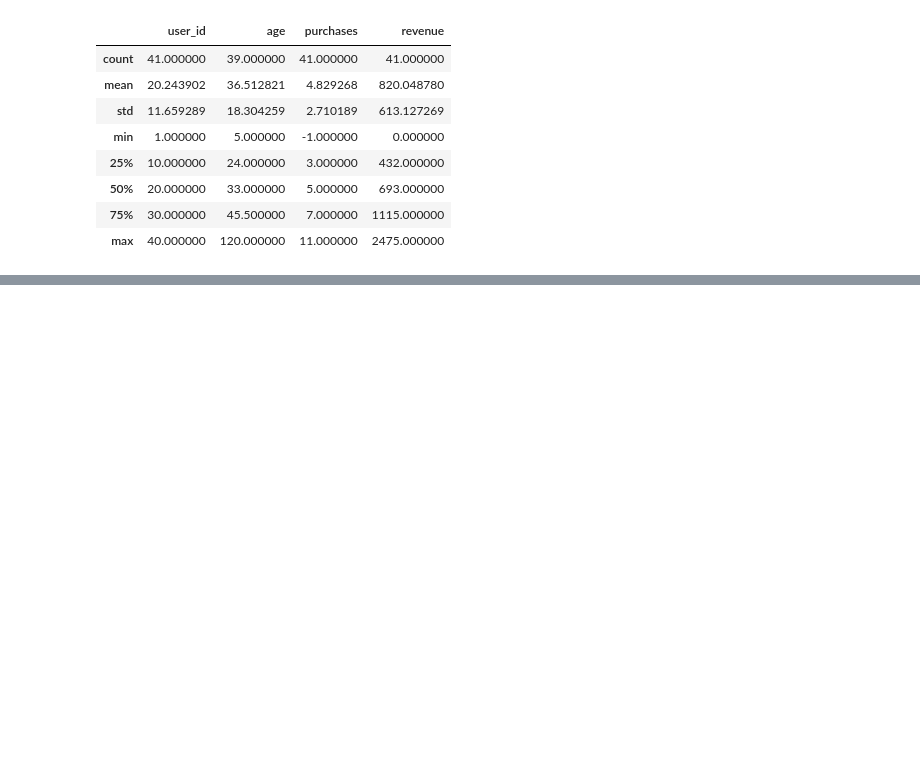
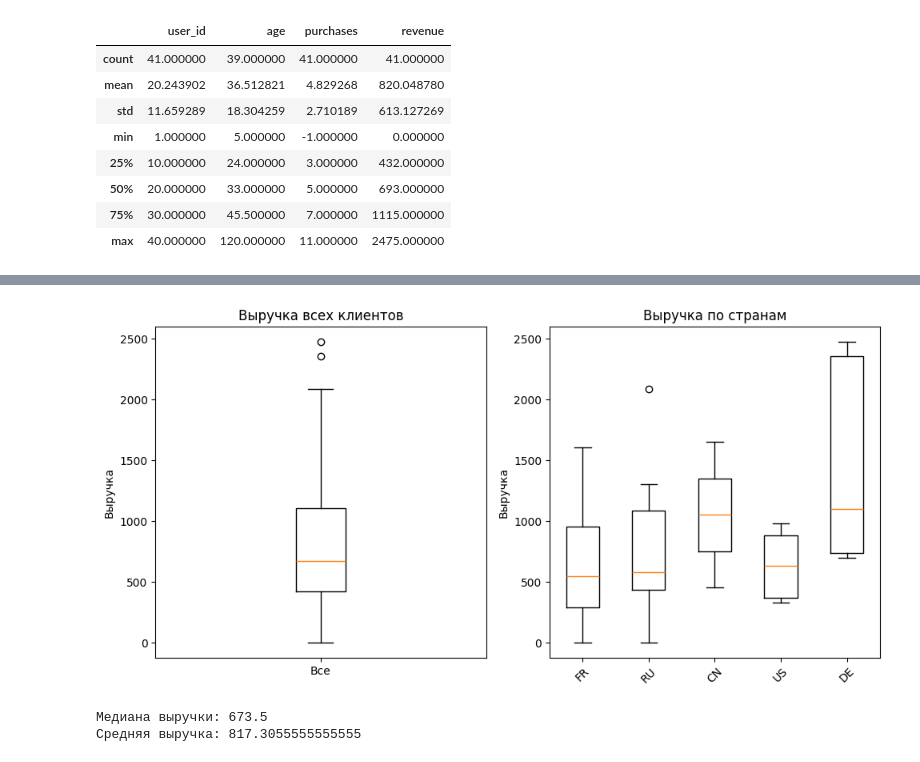
Before and after one commit to teeeFu/ai_engineering, a Jupyter notebook: homeworks/HW02/HW02.ipynb, the cells around one changed output, grey strips where cells are left out. Cells and saved outputs as stored; diff of their text form; code cells hidden in the pictures; blank space fills up the shorter version.

```diff
--- a/homeworks/HW02/HW02.ipynb
+++ b/homeworks/HW02/HW02.ipynb
@@ -41,0 +258,35 @@ df.describe()
+# %%
+plt.figure(figsize=(10, 5))
+
+# 1. Боксплот для всех данных
+plt.subplot(1, 2, 1)
+plt.boxplot(df['revenue'])
+plt.title('Выручка всех клиентов')
+plt.ylabel('Выручка')
+plt.xticks([1], ['Все'])
+
+# 2. Боксплот по странам
+plt.subplot(1, 2, 2)
+# Группируем данные по странам
+data = []
+labels = []
+for country in df['country'].unique():
+    data.append(df[df['country'] == country]['revenue'].values)
+    labels.append(country)
+
+plt.boxplot(data)
+plt.title('Выручка по странам')
+plt.ylabel('Выручка')
+plt.xticks(range(1, len(labels) + 1), labels, rotation=45)
+
+# Настраиваем отображение
+plt.tight_layout()
+plt.show()
+
+# Простая статистика
+print("Медиана выручки:", df['revenue'].median())
+print("Средняя выручка:", df['revenue'].mean())
+# %% [output]
+[figure, added]
+Медиана выручки: 673.5
+Средняя выручка: 817.3055555555555
```
Also changed, not shown: parts of 19 cells of this notebook.
